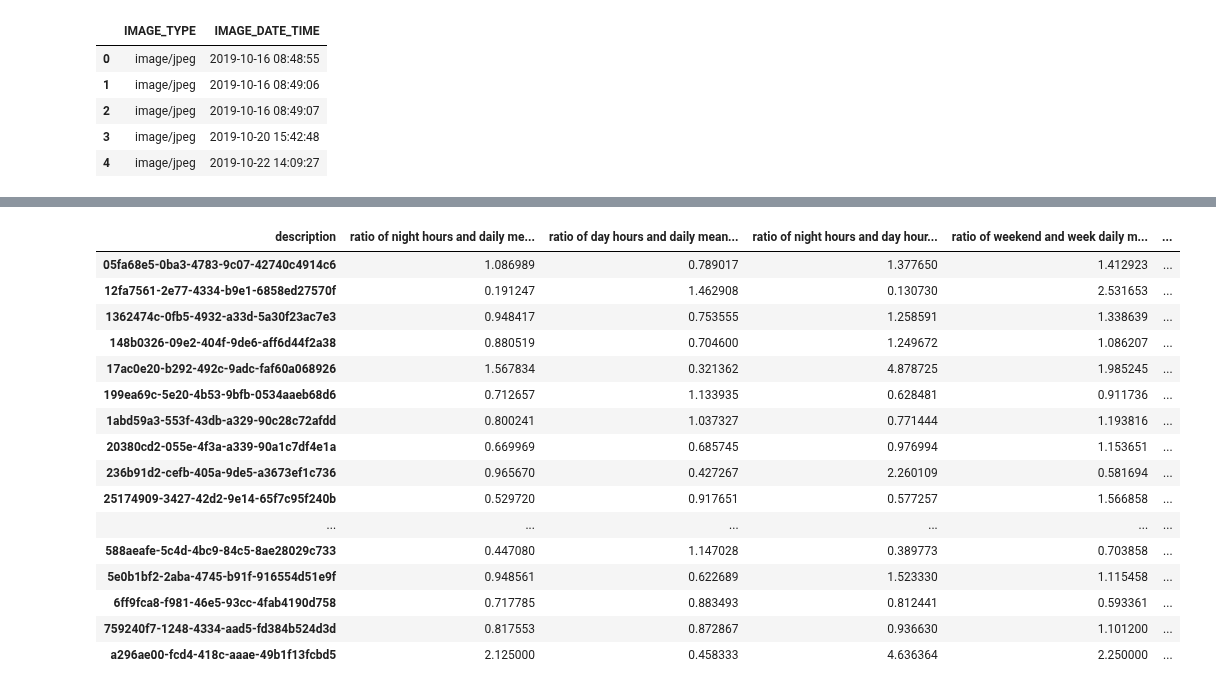
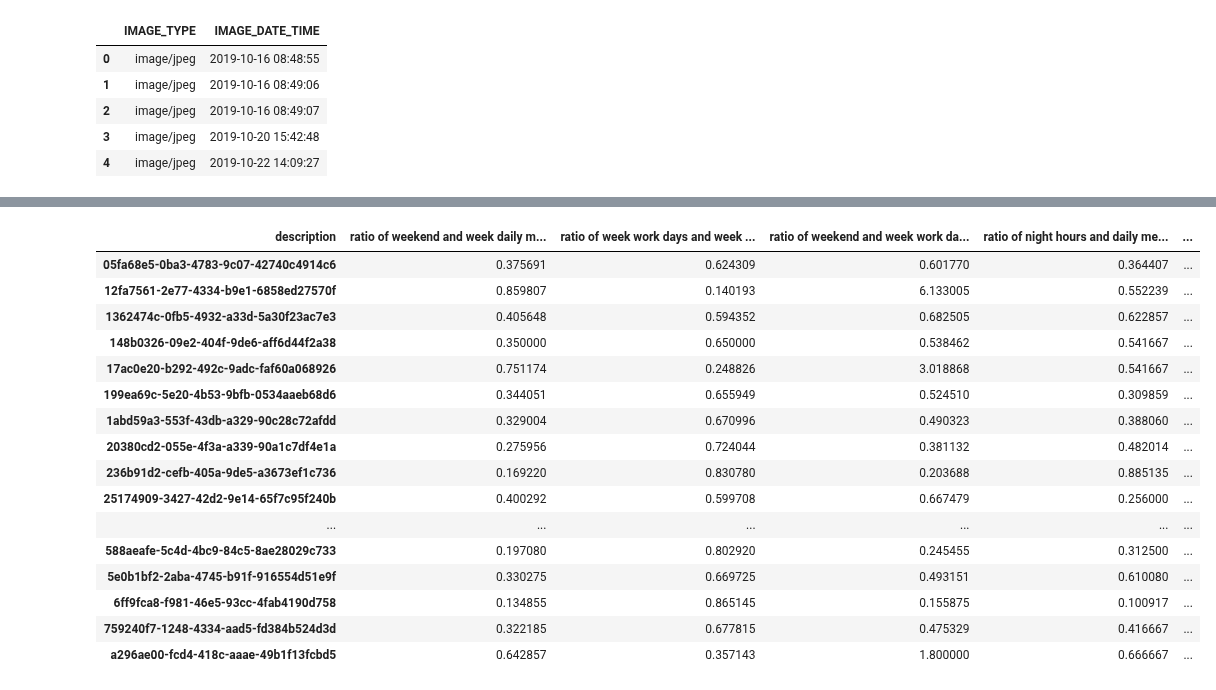
Before and after one commit to oavioz/Louie7Predictors, a Jupyter notebook: NotebookSessions/photo_gallery_test.ipynb, the cells around one changed output, grey strips where cells are left out. Saved outputs shown, nothing was run; the diff lists cells and outputs as text; code cells hidden in the pictures.

Commit message:
change ratios to use sum function, add ar(1) feature

```diff
--- a/NotebookSessions/photo_gallery_test.ipynb
+++ b/NotebookSessions/photo_gallery_test.ipynb
@@ -59,23 +59,23 @@ x = score_vector_constructor(path, 'photo-gallery')
 # %%
-x.iloc[:, 30:43]
+x.iloc[:, 37:52]
 # %% [output]
-| description | ratio of night hours and daily me... | ratio of day hours and daily mean... | ratio of night hours and day hour... | ratio of weekend and week daily m... | ... |
-| 05fa68e5-0ba3-4783-9c07-42740c4914c6 | 1.086989 | 0.789017 | 1.377650 | 1.412923 | ... |
-| 12fa7561-2e77-4334-b9e1-6858ed27570f | 0.191247 | 1.462908 | 0.130730 | 2.531653 | ... |
-| 1362474c-0fb5-4932-a33d-5a30f23ac7e3 | 0.948417 | 0.753555 | 1.258591 | 1.338639 | ... |
-| 148b0326-09e2-404f-9de6-aff6d44f2a38 | 0.880519 | 0.704600 | 1.249672 | 1.086207 | ... |
-| 17ac0e20-b292-492c-9adc-faf60a068926 | 1.567834 | 0.321362 | 4.878725 | 1.985245 | ... |
-| 199ea69c-5e20-4b53-9bfb-0534aaeb68d6 | 0.712657 | 1.133935 | 0.628481 | 0.911736 | ... |
-| 1abd59a3-553f-43db-a329-90c28c72afdd | 0.800241 | 1.037327 | 0.771444 | 1.193816 | ... |
-| 20380cd2-055e-4f3a-a339-90a1c7df4e1a | 0.669969 | 0.685745 | 0.976994 | 1.153651 | ... |
-| 236b91d2-cefb-405a-9de5-a3673ef1c736 | 0.965670 | 0.427267 | 2.260109 | 0.581694 | ... |
-| 25174909-3427-42d2-9e14-65f7c95f240b | 0.529720 | 0.917651 | 0.577257 | 1.566858 | ... |
+| description | ratio of weekend and week daily m... | ratio of week work days and week ... | ratio of weekend and week work da... | ratio of night hours and daily me... | ... |
+| 05fa68e5-0ba3-4783-9c07-42740c4914c6 | 0.375691 | 0.624309 | 0.601770 | 0.364407 | ... |
+| 12fa7561-2e77-4334-b9e1-6858ed27570f | 0.859807 | 0.140193 | 6.133005 | 0.552239 | ... |
+| 1362474c-0fb5-4932-a33d-5a30f23ac7e3 | 0.405648 | 0.594352 | 0.682505 | 0.622857 | ... |
+| 148b0326-09e2-404f-9de6-aff6d44f2a38 | 0.350000 | 0.650000 | 0.538462 | 0.541667 | ... |
+| 17ac0e20-b292-492c-9adc-faf60a068926 | 0.751174 | 0.248826 | 3.018868 | 0.541667 | ... |
+| 199ea69c-5e20-4b53-9bfb-0534aaeb68d6 | 0.344051 | 0.655949 | 0.524510 | 0.309859 | ... |
+| 1abd59a3-553f-43db-a329-90c28c72afdd | 0.329004 | 0.670996 | 0.490323 | 0.388060 | ... |
+| 20380cd2-055e-4f3a-a339-90a1c7df4e1a | 0.275956 | 0.724044 | 0.381132 | 0.482014 | ... |
+| 236b91d2-cefb-405a-9de5-a3673ef1c736 | 0.169220 | 0.830780 | 0.203688 | 0.885135 | ... |
+| 25174909-3427-42d2-9e14-65f7c95f240b | 0.400292 | 0.599708 | 0.667479 | 0.256000 | ... |
 | ... | ... | ... | ... | ... | ... |
-| 588aeafe-5c4d-4bc9-84c5-8ae28029c733 | 0.447080 | 1.147028 | 0.389773 | 0.703858 | ... |
-| 5e0b1bf2-2aba-4745-b91f-916554d51e9f | 0.948561 | 0.622689 | 1.523330 | 1.115458 | ... |
-| 6ff9fca8-f981-46e5-93cc-4fab4190d758 | 0.717785 | 0.883493 | 0.812441 | 0.593361 | ... |
-| 759240f7-1248-4334-aad5-fd384b524d3d | 0.817553 | 0.872867 | 0.936630 | 1.101200 | ... |
-| a296ae00-fcd4-418c-aaae-49b1f13fcbd5 | 2.125000 | 0.458333 | 4.636364 | 2.250000 | ... |
+| 588aeafe-5c4d-4bc9-84c5-8ae28029c733 | 0.197080 | 0.802920 | 0.245455 | 0.312500 | ... |
+| 5e0b1bf2-2aba-4745-b91f-916554d51e9f | 0.330275 | 0.669725 | 0.493151 | 0.610080 | ... |
+| 6ff9fca8-f981-46e5-93cc-4fab4190d758 | 0.134855 | 0.865145 | 0.155875 | 0.100917 | ... |
+| 759240f7-1248-4334-aad5-fd384b524d3d | 0.322185 | 0.677815 | 0.475329 | 0.416667 | ... |
+| a296ae00-fcd4-418c-aaae-49b1f13fcbd5 | 0.642857 | 0.357143 | 1.800000 | 0.666667 | ... |
 # %%
 #read the tags from json file for user register non register and create df with tag column
 def create_tag_df(json_file_path, column_name): # 'entries.json'
```
Also changed, not shown: parts of 10 cells of this notebook, 3 other files.
